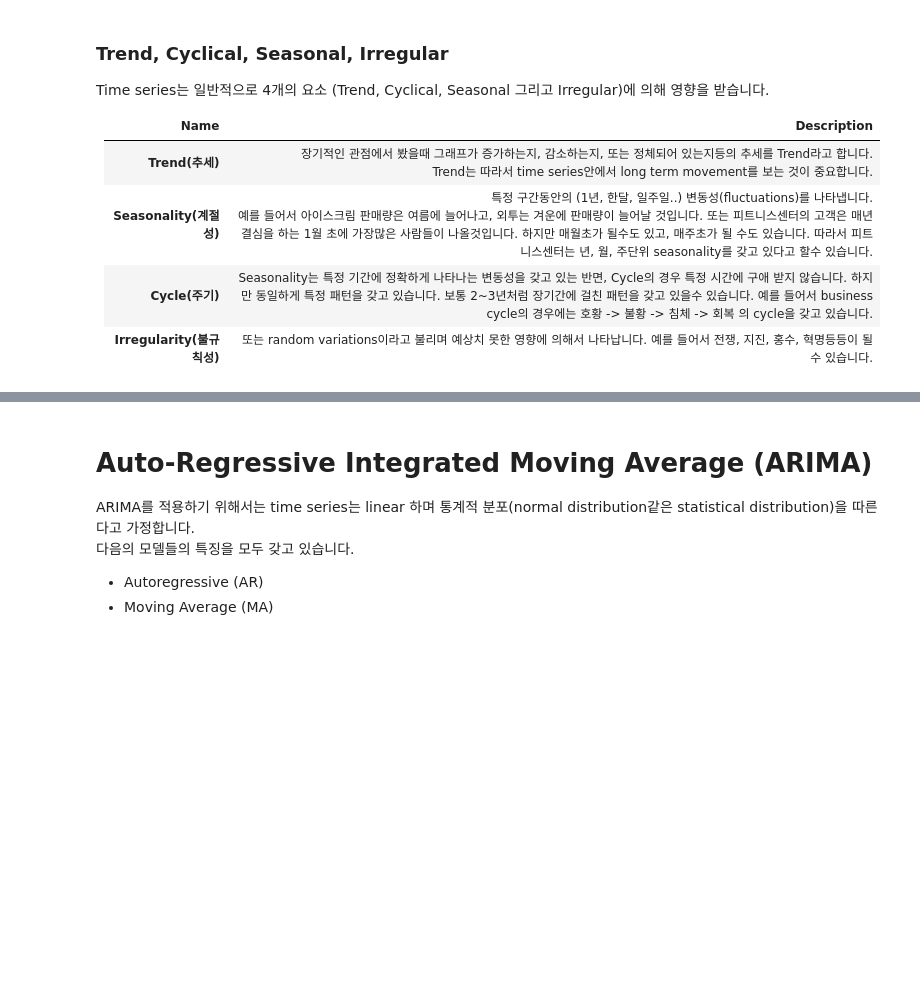
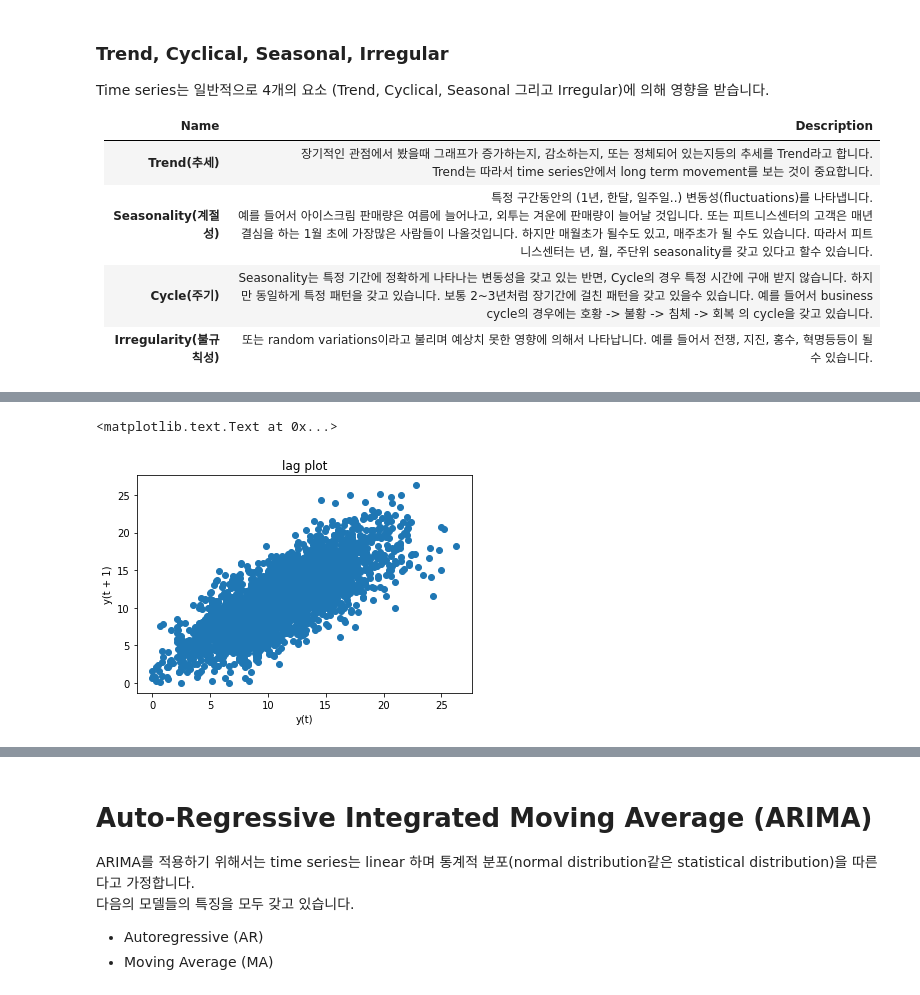
Before and after one commit to AndersonJo/arima-python, a Jupyter notebook: ARIMA.ipynb, the cells around one changed output, grey strips where cells are left out. Drawn from its saved outputs; the diff is of its cells as text; code cells hidden in the pictures; blank space fills up the shorter version.

```diff
--- a/ARIMA.ipynb
+++ b/ARIMA.ipynb
@@ -20,0 +92,6 @@ Time series는 일반적으로 4개의 요소 (Trend, Cyclical, Seasonal 그리
+# %%
+lag_plot(data, lag=1)
+title('lag plot')
+# %% [output]
+<matplotlib.text.Text at 0x...>
+[figure, added]
```
Also changed, not shown: parts of 20 cells of this notebook.
